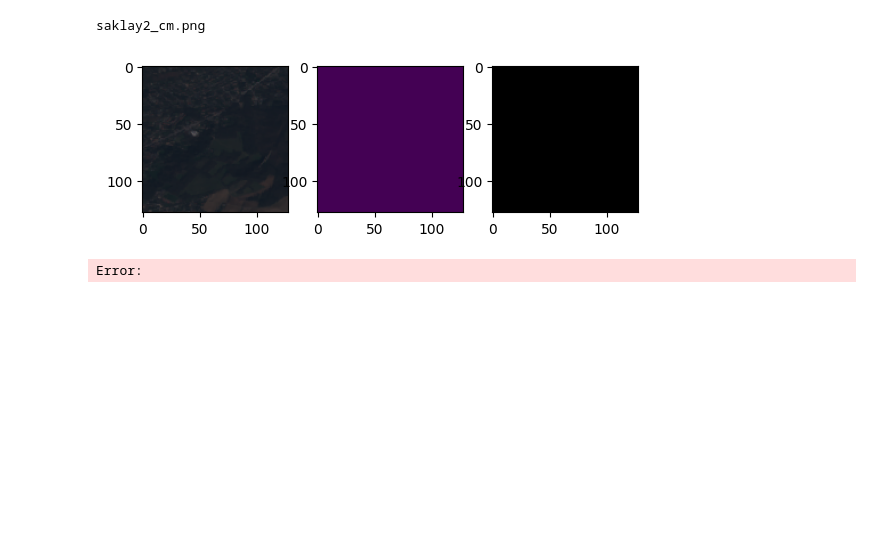
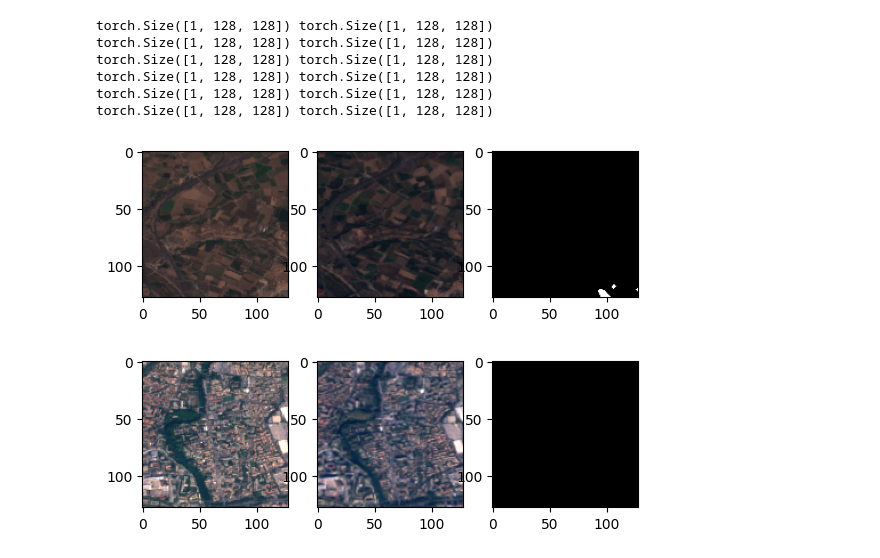
Before and after one commit to Etienne-bdt/Projet-App-Sup, a Jupyter notebook: Change_Detect.ipynb, the cells around one changed output. Drawn from its saved outputs; the diff is of its cells as text; code cells hidden in the pictures; blank space fills up the shorter version.

Commit message:
Correct cropping, implement separate dataloaders for train val, wip training routine

```diff
--- a/Change_Detect.ipynb
+++ b/Change_Detect.ipynb
@@ -15,10 +17,12 @@ from torch.utils.data import Dataset, DataLoader
 #Simple Dataset class for our change detection dataset
 
 class ChangeDetectionDataset(Dataset):
-    def __init__(self, csv_file="data.csv", data_dir="./data", transform=None):
+    def __init__(self, csv_file="data.csv", data_dir="./data", batch_size=1, transform=None, crop_size=128):
         self.data = pd.read_csv(csv_file)
         self.data_dir = data_dir
         self.transform = transform
+        self.batch_size = batch_size
+        self.crop_size = crop_size
     def __len__(self):
         return len(self.data)
 
@@ -34,33 +38,49 @@ class ChangeDetectionDataset(Dataset):
         img1 = read_image(self.data_dir+'/'+self.data.iloc[idx,0])
         img2 = read_image(self.data_dir+'/'+self.data.iloc[idx,1])
         cm = read_image(self.data_dir+'/'+self.data.iloc[idx,2])
+
+        img1Tensor = torch.zeros((img1.shape[0], 3, self.crop_size, self.crop_size))
+        img2Tensor = torch.zeros((img1.shape[0], 3, self.crop_size, self.crop_size))
+        cmTensor = torch.zeros((img1.shape[0], 1, self.crop_size, self.crop_size))
+        for i in range(img1.shape[0]):
+            crop1, crop2, cropcm = self.random_crop(img1, img2, cm, self.crop_size)
+            crop1 , crop2, cropcm = crop1.float(), crop2.float(), cropcm.float()
+            img1Tensor[i,:,:,:] = crop1
+            img2Tensor[i,:,:,:] = crop2
+            cmTensor[i,:,:,:] = cropcm
         #apply the same transformation to all images as batch dimension
-        print(self.data.iloc[idx,1])
-        return self.random_crop(img1,img2,cm,128)
+        return self.random_crop(img1,img2,cm,self.crop_size)
 # %%
 #Simple DataLoader class for our change detection dataset
-dataset= ChangeDetectionDataset(transform=None)
-dataloader = DataLoader(dataset, batch_size=1, shuffle=True)
+batch_size = 2
 
+train_dataset= ChangeDetectionDataset(data_dir="data/",csv_file="train.csv", batch_size=batch_size, transform=None)
+val_dataset = ChangeDetectionDataset(data_dir="data/",csv_file="val.csv", batch_size=1, transform=None)
+train_loader = DataLoader(batch_size=batch_size, dataset=train_dataset, shuffle=True)
+val_loader = DataLoader(dataset=val_dataset, shuffle=True)
 #Simple function to display a batch of images
 
 def show_batch(batch):
     img1s, img2s, cms = batch
 
     for i in range(len(img1s)):
         img1 = img1s[i]
         img2 = img2s[i]
         cm = cms[i]
         fig, ax = plt.subplots(1,3)
         ax[0].imshow(img1.permute(1,2,0))
         ax[1].imshow(img2.permute(1,2,0))
         ax[2].imshow(cm.permute(1,2,0), cmap='gray')
         plt.show()
 
-#Display a batch of images
-a = next(iter(dataloader))
+a = next(iter(train_loader))
 show_batch(a)
 # %% [output]
-saklay2_cm.png
+torch.Size([1, 128, 128]) torch.Size([1, 128, 128])
+torch.Size([1, 128, 128]) torch.Size([1, 128, 128])
+torch.Size([1, 128, 128]) torch.Size([1, 128, 128])
+torch.Size([1, 128, 128]) torch.Size([1, 128, 128])
+torch.Size([1, 128, 128]) torch.Size([1, 128, 128])
+torch.Size([1, 128, 128]) torch.Size([1, 128, 128])
-[figure, old version]
+[figure, new version]
-Error:
+[figure, added]
```
Also changed, not shown: parts of 2 cells of this notebook.
